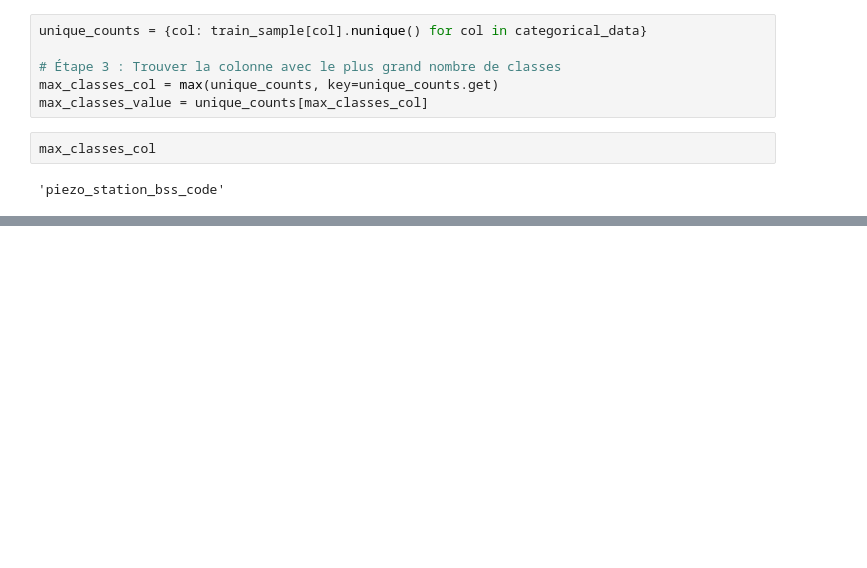
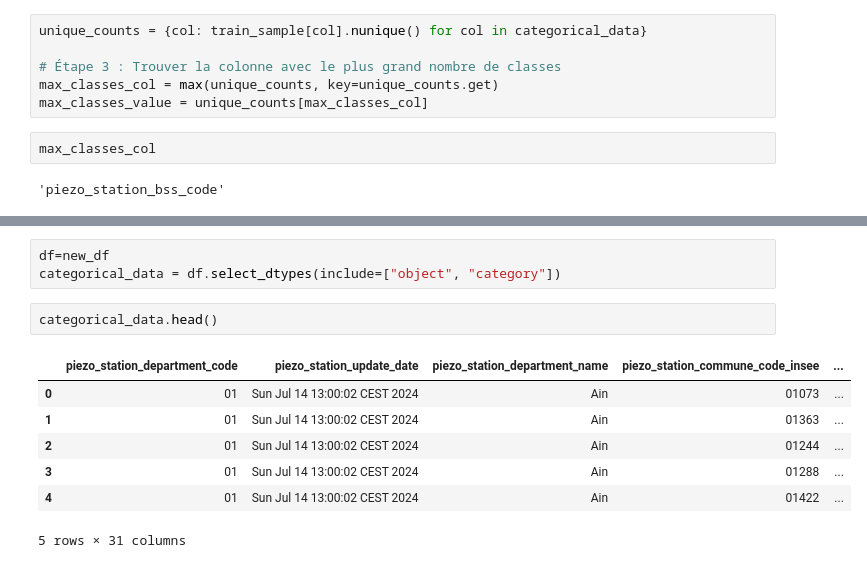
Before and after one commit to LaTurboTeam/HiParis5, a Jupyter notebook: Arold/exploration.ipynb, the cells around one changed output, grey strips where cells are left out. Drawn from its saved outputs; the diff is of its cells as text; blank space fills up the shorter version.

```diff
--- a/Arold/exploration.ipynb
+++ b/Arold/exploration.ipynb
@@ -174,0 +228,13 @@ max_classes_col
+# %%
+df=new_df
+categorical_data = df.select_dtypes(include=["object", "category"])
+# %%
+categorical_data.head()
+# %% [output]
+|  | piezo_station_department_code | piezo_station_update_date | piezo_station_department_name | piezo_station_commune_code_insee | ... |
+| 0 | 01 | Sun Jul 14 13:00:02 CEST 2024 | Ain | 01073 | ... |
+| 1 | 01 | Sun Jul 14 13:00:02 CEST 2024 | Ain | 01363 | ... |
+| 2 | 01 | Sun Jul 14 13:00:02 CEST 2024 | Ain | 01244 | ... |
+| 3 | 01 | Sun Jul 14 13:00:02 CEST 2024 | Ain | 01288 | ... |
+| 4 | 01 | Sun Jul 14 13:00:02 CEST 2024 | Ain | 01422 | ... |
+5 rows × 31 columns
```
Also changed, not shown: parts of 20 cells of this notebook.
